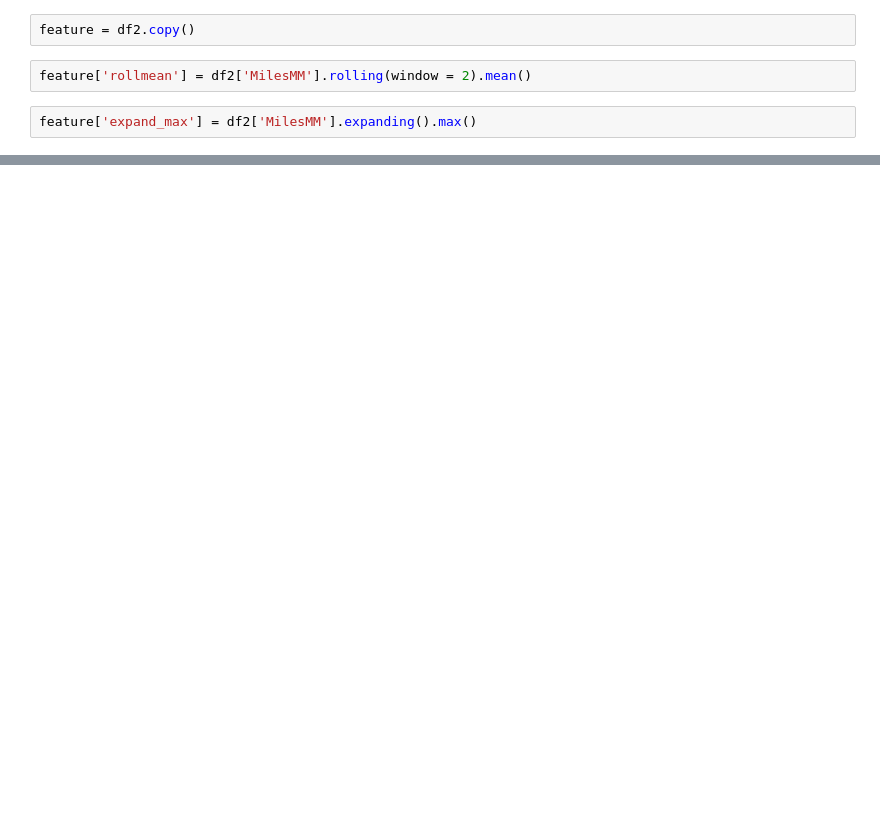
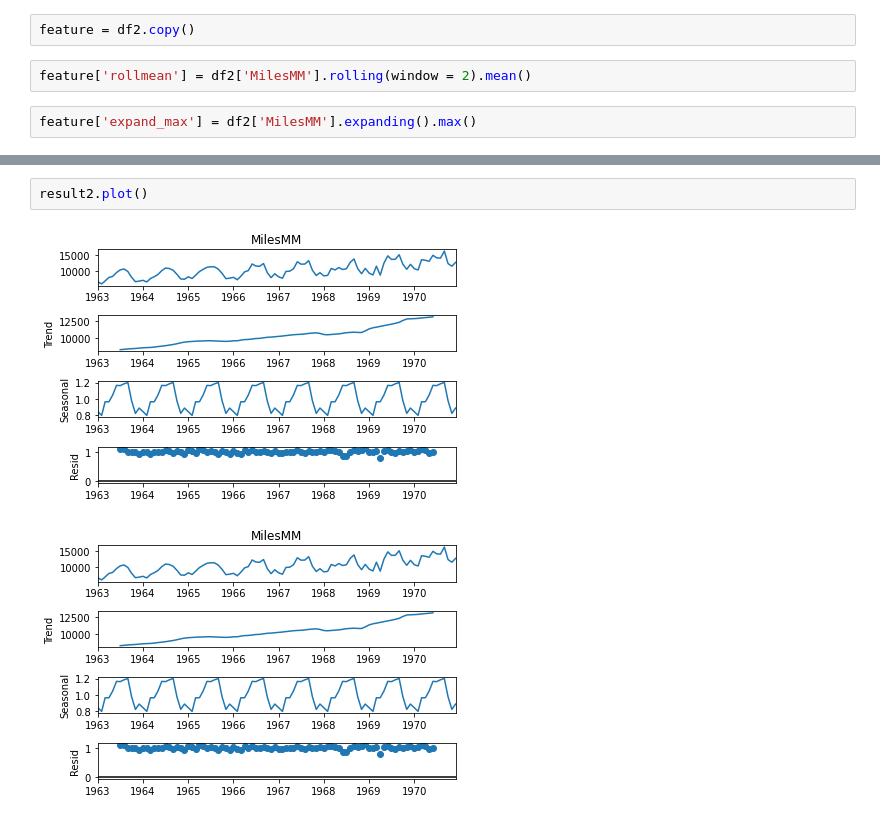
Before and after one commit to Preet2fun/MachineLearning_TimeSeries, a Jupyter notebook: ts_practise/datapreprocessing.ipynb, the cells around one changed output, grey strips where cells are left out. Cells and saved outputs as stored; diff of their text form; blank space fills up the shorter version.

```diff
--- a/ts_practise/datapreprocessing.ipynb
+++ b/ts_practise/datapreprocessing.ipynb
@@ -181,0 +96,5 @@ feature.head()
+# %%
+result2.plot()
+# %% [output]
+[figure, added]
+[figure, added]
```
Also changed, not shown: parts of 25 cells of this notebook, 2 other files.
